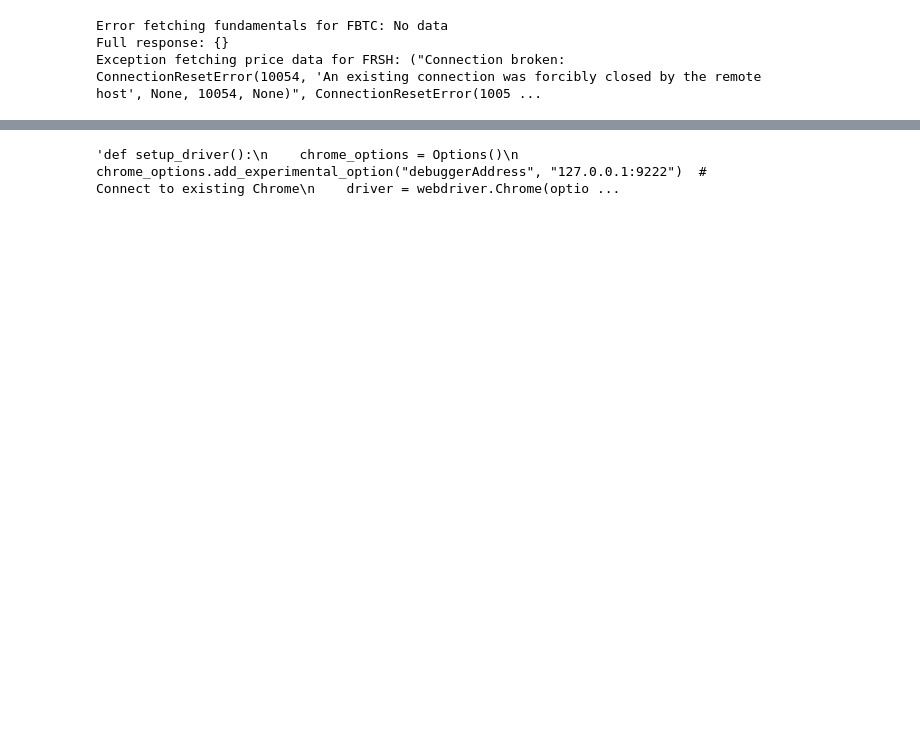
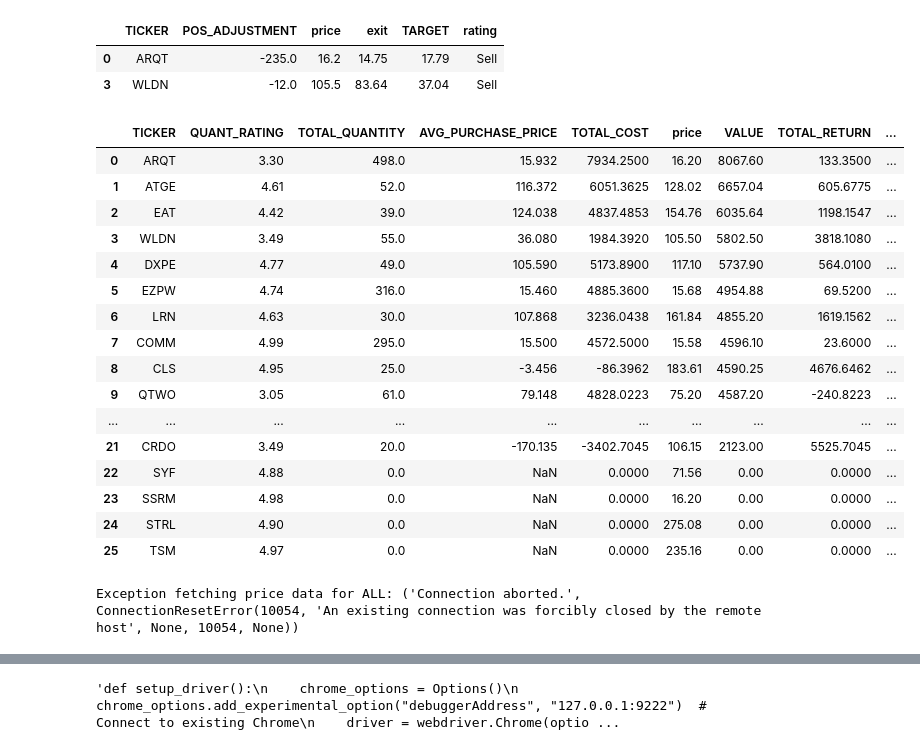
Before and after one commit to cb19weber/401k_optimize, a Jupyter notebook: project/investment_analytics.ipynb, the cells around one changed output, grey strips where cells are left out. Drawn from its saved outputs; the diff is of its cells as text; code cells hidden in the pictures; blank space fills up the shorter version.

```diff
--- a/project/investment_analytics.ipynb
+++ b/project/investment_analytics.ipynb
@@ -339,10 +291,11 @@ def build_analysis_table(summary_df, api_key, margin_of_safety=0.9, vwap_days=12
     ticker_symbols = [{'symbol': ticker, 'is_etf': False} for ticker in summary_df['TICKER'].unique()]
 
     portfolio = []
+    etf_list = ['FBTC', 'ITA', 'SCHF', 'SCHE','SCHX', 'AOA']
 
     for ticker in ticker_symbols:
         symbol = ticker['symbol']
-        is_etf = ticker['is_etf']
+        is_etf = symbol in etf_list
 
         # Get price data
         raw_data = get_history(symbol, api_key)
@@ -420,3 +373,9 @@ def build_analysis_table(summary_df, api_key, margin_of_safety=0.9, vwap_days=12
         time.sleep(0.1)
 
     return portfolio_df
+# %%
+ira_cash = 48602.19
+ira_historical_return = 1.0225
+
+brokerage_cash = 48602.19
+brokerage_historical_return = 0.4858
@@ -422,0 +438,5 @@ def build_analysis_table(summary_df, api_key, margin_of_safety=0.9, vwap_days=12
+# %%
+ira_price_data = build_analysis_table(ira_df, api_key, margin_of_safety=.975, vwap_days=63)
+# %%
+ira_portfolio_df, ira_total = build_portfolio_df(ira_df, ira_price_data,
+                                                 cash_pos=ira_cash, historical_return=ira_historical_return)
@@ -422,0 +478,28 @@ def build_analysis_table(summary_df, api_key, margin_of_safety=0.9, vwap_days=12
+# %%
+ira_sells_final
+# %% [output]
+|  | TICKER | POS_ADJUSTMENT | price | exit | TARGET | rating |
+| 0 | ARQT | -235.0 | 16.2 | 14.75 | 17.79 | Sell |
+| 3 | WLDN | -12.0 | 105.5 | 83.64 | 37.04 | Sell |
+# %%
+ira_portfolio_df[['TICKER', 'QUANT_RATING', 'TOTAL_QUANTITY',
+                  'AVG_PURCHASE_PRICE', 'TOTAL_COST',
+                  'price', 'VALUE', 'TOTAL_RETURN', 'ROI']]
+# %% [output]
+|  | TICKER | QUANT_RATING | TOTAL_QUANTITY | AVG_PURCHASE_PRICE | TOTAL_COST | price | VALUE | TOTAL_RETURN | ... |
+| 0 | ARQT | 3.30 | 498.0 | 15.932 | 7934.2500 | 16.20 | 8067.60 | 133.3500 | ... |
+| 1 | ATGE | 4.61 | 52.0 | 116.372 | 6051.3625 | 128.02 | 6657.04 | 605.6775 | ... |
+| 2 | EAT | 4.42 | 39.0 | 124.038 | 4837.4853 | 154.76 | 6035.64 | 1198.1547 | ... |
+| 3 | WLDN | 3.49 | 55.0 | 36.080 | 1984.3920 | 105.50 | 5802.50 | 3818.1080 | ... |
+| 4 | DXPE | 4.77 | 49.0 | 105.590 | 5173.8900 | 117.10 | 5737.90 | 564.0100 | ... |
+| 5 | EZPW | 4.74 | 316.0 | 15.460 | 4885.3600 | 15.68 | 4954.88 | 69.5200 | ... |
+| 6 | LRN | 4.63 | 30.0 | 107.868 | 3236.0438 | 161.84 | 4855.20 | 1619.1562 | ... |
+| 7 | COMM | 4.99 | 295.0 | 15.500 | 4572.5000 | 15.58 | 4596.10 | 23.6000 | ... |
+| 8 | CLS | 4.95 | 25.0 | -3.456 | -86.3962 | 183.61 | 4590.25 | 4676.6462 | ... |
+| 9 | QTWO | 3.05 | 61.0 | 79.148 | 4828.0223 | 75.20 | 4587.20 | -240.8223 | ... |
+| ... | ... | ... | ... | ... | ... | ... | ... | ... | ... |
+| 21 | CRDO | 3.49 | 20.0 | -170.135 | -3402.7045 | 106.15 | 2123.00 | 5525.7045 | ... |
+| 22 | SYF | 4.88 | 0.0 | NaN | 0.0000 | 71.56 | 0.00 | 0.0000 | ... |
+| 23 | SSRM | 4.98 | 0.0 | NaN | 0.0000 | 16.20 | 0.00 | 0.0000 | ... |
+| 24 | STRL | 4.90 | 0.0 | NaN | 0.0000 | 275.08 | 0.00 | 0.0000 | ... |
+| 25 | TSM | 4.97 | 0.0 | NaN | 0.0000 | 235.16 | 0.00 | 0.0000 | ... |
@@ -423,6 +508,4 @@ def build_analysis_table(summary_df, api_key, margin_of_safety=0.9, vwap_days=12
 # %%
-b_analysis = build_analysis_table(test_df, api_key, margin_of_safety=.99, vwap_days=32)
+b_analysis_df = build_analysis_table(brokerage_df, api_key, margin_of_safety=.99, vwap_days=32)
 # %% [output]
-Error fetching fundamentals for FBTC: No data
-Full response: {}
-Exception fetching price data for FRSH: ("Connection broken: ConnectionResetError(10054, 'An existing connection was forcibly closed by the remote host', None, 10054, None)", ConnectionResetError(1005 ...
+Exception fetching price data for ALL: ('Connection aborted.', ConnectionResetError(10054, 'An existing connection was forcibly closed by the remote host', None, 10054, None))
```
Also changed, not shown: parts of 24 cells of this notebook.
